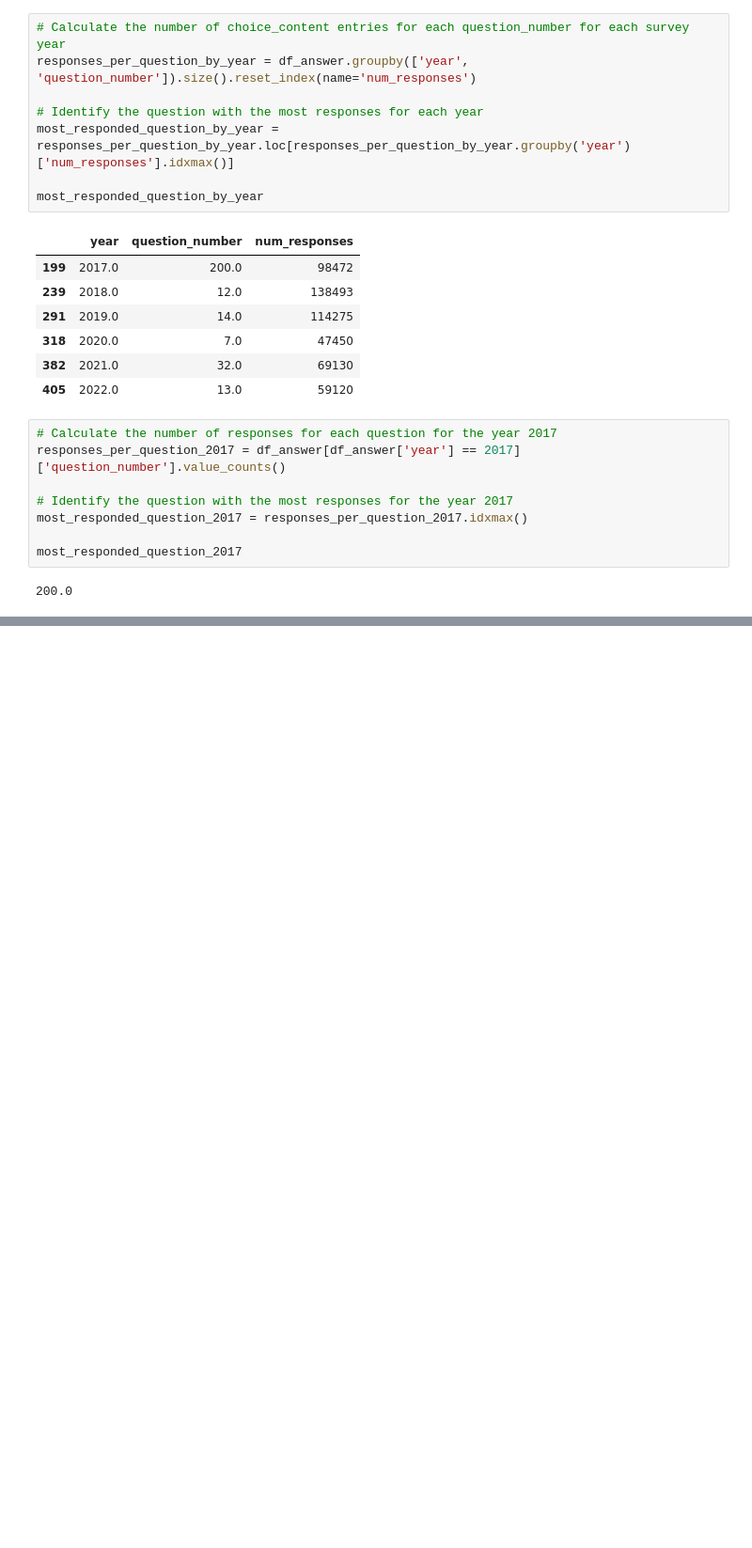
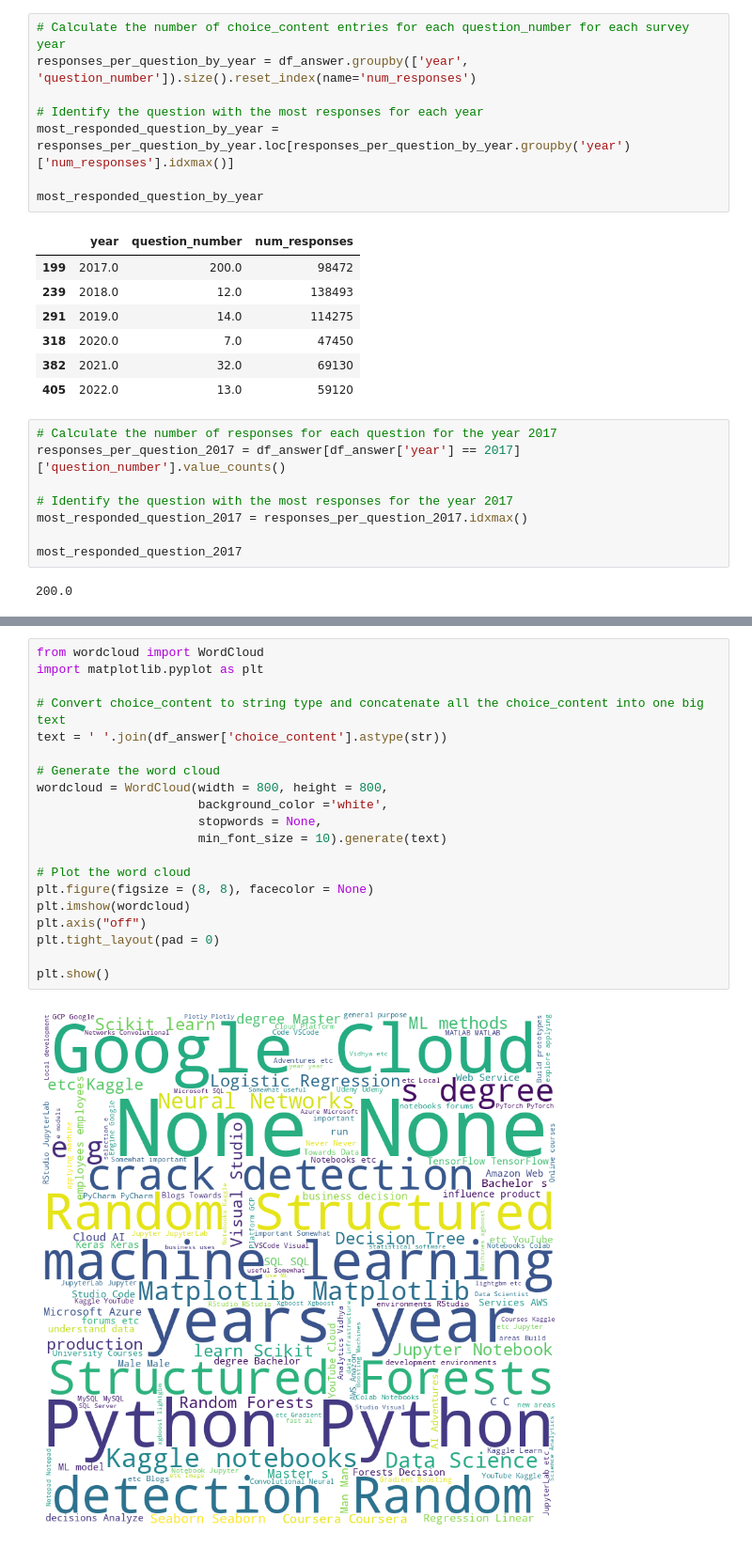
Before and after one commit to raj-rajat/kaggle-survey-2017-2022-long-format, a Jupyter notebook: kaggle-survey-2017-2022-long-format.ipynb, the cells around one changed output, grey strips where cells are left out. Shown at 94% size. Saved outputs shown, nothing was run; the diff lists cells and outputs as text; blank space fills up the shorter version.

```diff
--- a/kaggle-survey-2017-2022-long-format.ipynb
+++ b/kaggle-survey-2017-2022-long-format.ipynb
@@ -584,0 +625,22 @@ most_responded_question_2017
+# %%
+from wordcloud import WordCloud
+import matplotlib.pyplot as plt
+
+# Convert choice_content to string type and concatenate all the choice_content into one big text
+text = ' '.join(df_answer['choice_content'].astype(str))
+
+# Generate the word cloud
+wordcloud = WordCloud(width = 800, height = 800,
+                      background_color ='white',
+                      stopwords = None,
+                      min_font_size = 10).generate(text)
+
+# Plot the word cloud
+plt.figure(figsize = (8, 8), facecolor = None)
+plt.imshow(wordcloud)
+plt.axis("off")
+plt.tight_layout(pad = 0)
+
+plt.show()
+# %% [output]
+[figure, added]
```
Also changed, not shown: parts of 3 cells of this notebook.
